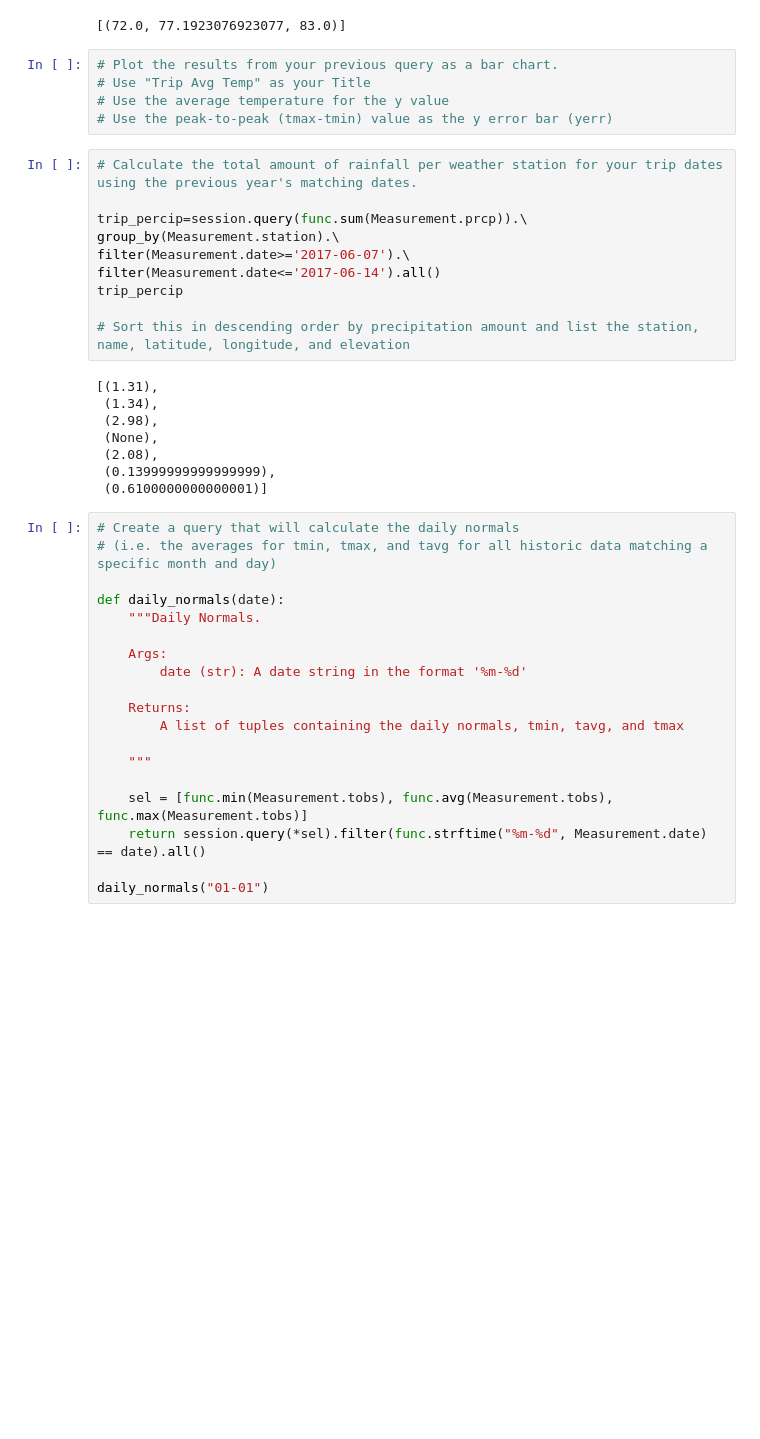
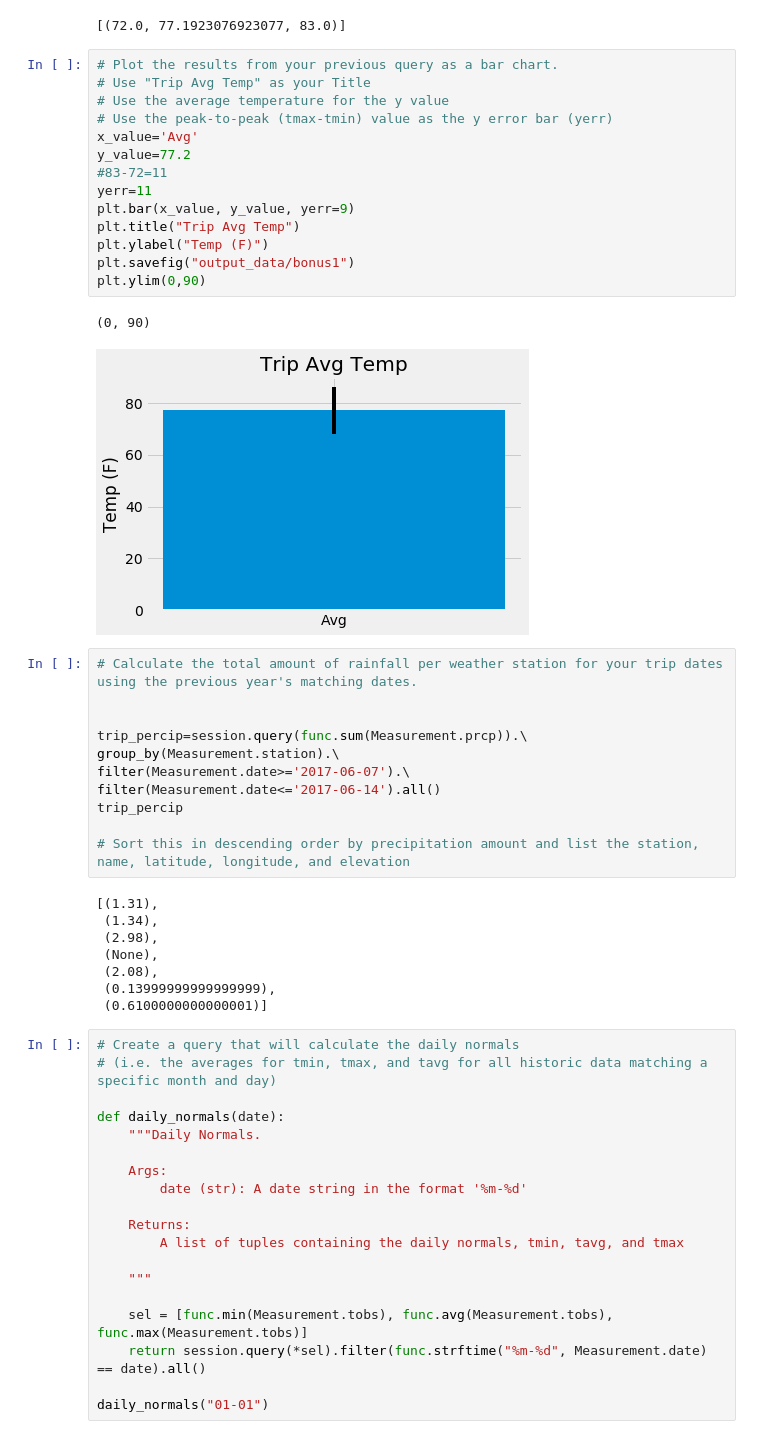
Before and after one commit to kayoung7766/sqlalchemy-challenge, a Jupyter notebook: climate_starter.ipynb, the cells around one changed output. Saved outputs shown, nothing was run; the diff lists cells and outputs as text; blank space fills up the shorter version.

```diff
--- a/climate_starter.ipynb
+++ b/climate_starter.ipynb
@@ -161,10 +171,23 @@ calc_temps('2017-06-07', '2017-06-14')
 # %%
 # Plot the results from your previous query as a bar chart.
 # Use "Trip Avg Temp" as your Title
 # Use the average temperature for the y value
 # Use the peak-to-peak (tmax-tmin) value as the y error bar (yerr)
+x_value='Avg'
+y_value=77.2
+#83-72=11
+yerr=11
+plt.bar(x_value, y_value, yerr=9)
+plt.title("Trip Avg Temp")
+plt.ylabel("Temp (F)")
+plt.savefig("output_data/bonus1")
+plt.ylim(0,90)
+# %% [output]
+(0, 90)
+[figure, added]
 # %%
 # Calculate the total amount of rainfall per weather station for your trip dates using the previous year's matching dates.
+
 
 trip_percip=session.query(func.sum(Measurement.prcp)).\
 group_by(Measurement.station).\
```
Also changed, not shown: parts of 4 cells of this notebook, 2 other files.
